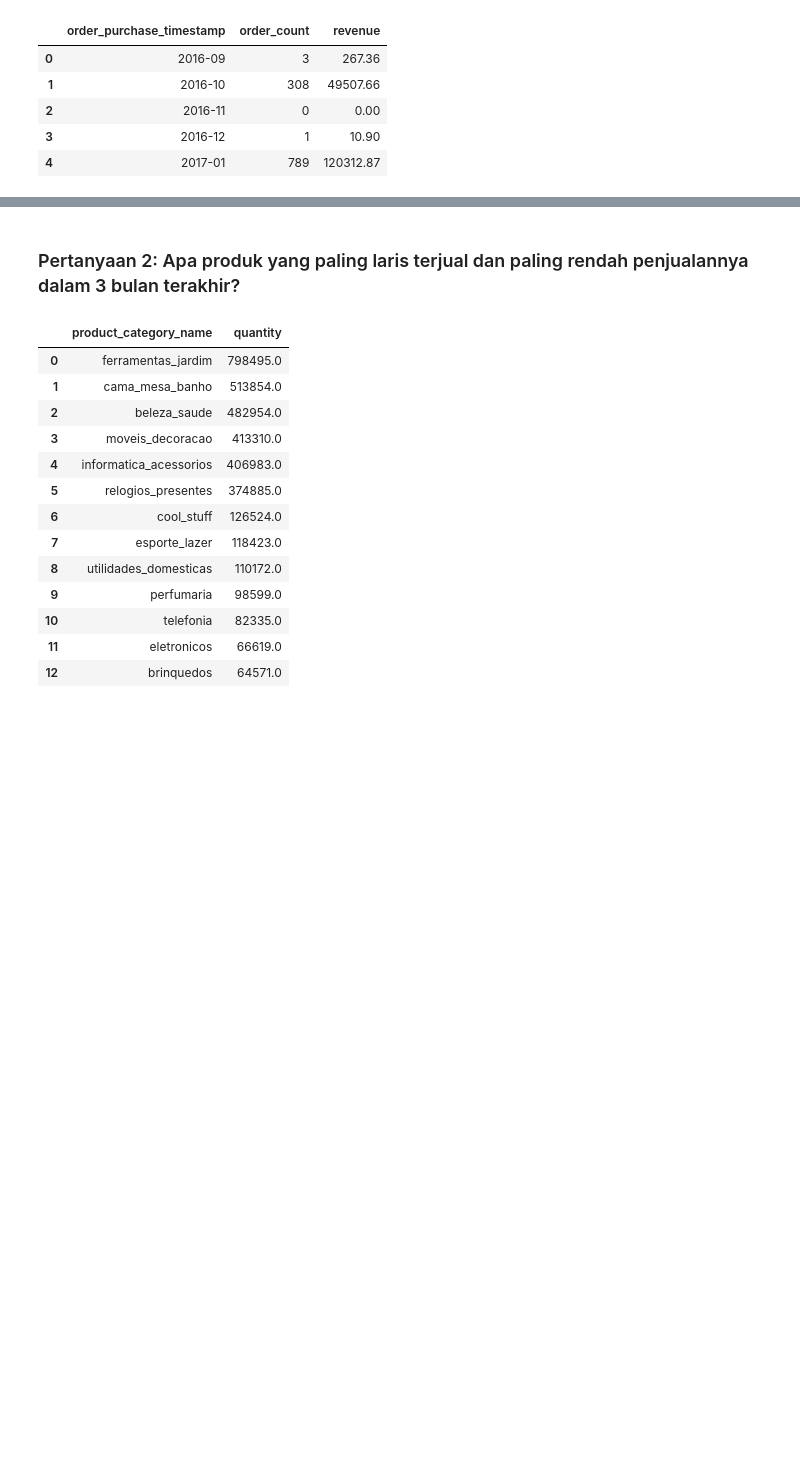
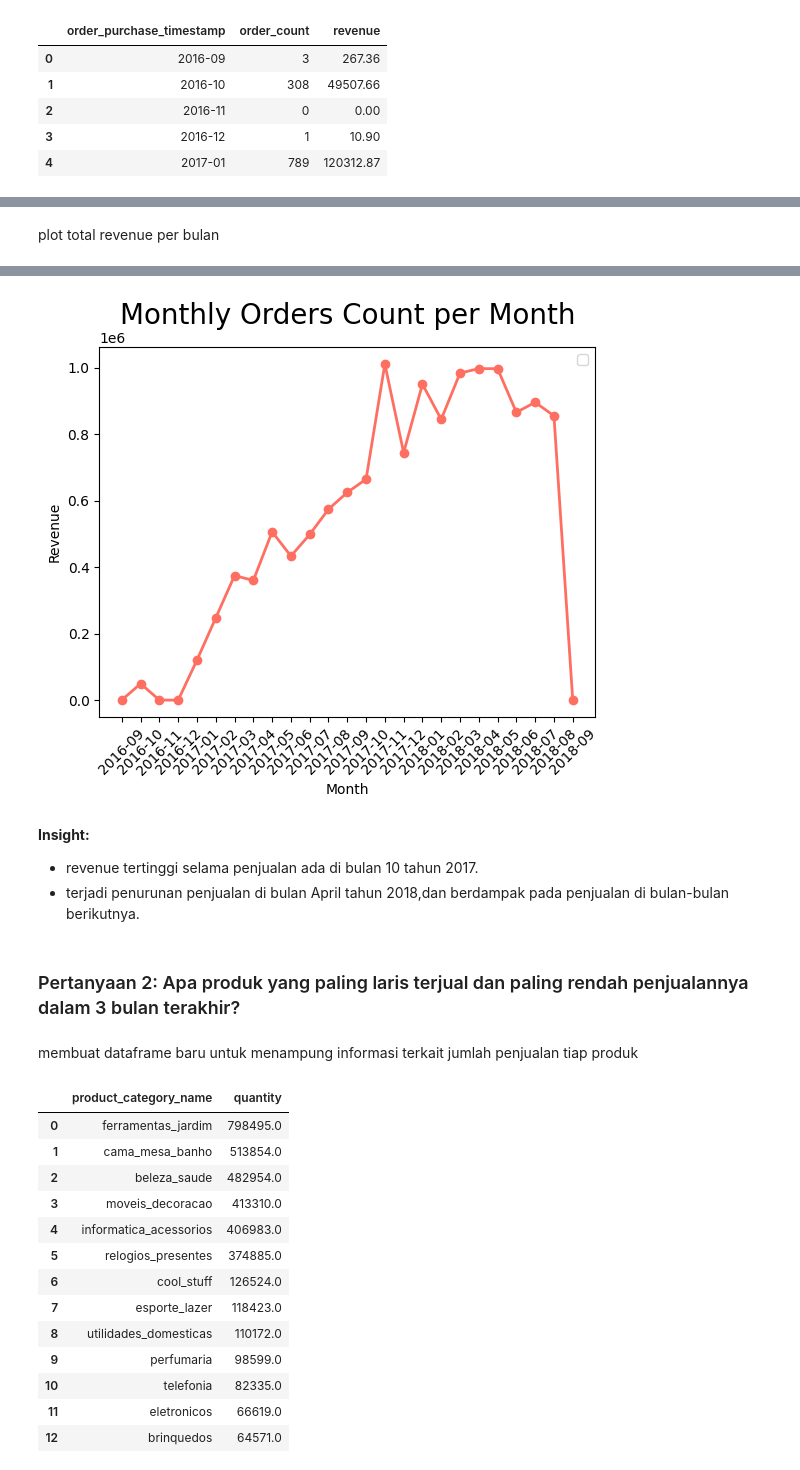
Before and after one commit to sitirizafs/Subs-Dicoding, a Jupyter notebook: notebook.ipynb, the cells around one changed output, grey strips where cells are left out. Cells and saved outputs as stored; diff of their text form; code cells hidden in the pictures; blank space fills up the shorter version.

```diff
--- a/notebook.ipynb
+++ b/notebook.ipynb
@@ -997,0 +1048,18 @@ plt.show()
+# %% [markdown]
+plot total revenue per bulan
+# %%
+plt.plot(
+    monthly_orders_revenue['order_purchase_timestamp'],
+    monthly_orders_revenue['revenue'],
+    marker='o',
+    linewidth=2,
+    color="#FF6F61"
+)
+plt.title('Monthly Orders Count per Month', loc='center', fontsize=20)
+plt.xlabel('Month')
+plt.ylabel('Revenue')
+plt.xticks(fontsize=10, rotation=45)
+plt.yticks(fontsize=10)
+plt.legend()
+plt.show()
+# %% [output]
@@ -998,3 +1067,10 @@ plt.show()
+[figure, added]
+# %% [markdown]
+**Insight:**
+- revenue tertinggi selama penjualan ada di bulan 10 tahun 2017.
+- terjadi penurunan penjualan di bulan April tahun 2018,dan berdampak pada penjualan di bulan-bulan berikutnya.
 # %% [markdown]
 ### Pertanyaan 2: Apa produk yang paling laris terjual dan paling rendah penjualannya dalam 3 bulan terakhir?
+# %% [markdown]
+membuat dataframe baru untuk menampung informasi terkait jumlah penjualan tiap produk
 # %%
```
Also changed, not shown: parts of 135 cells of this notebook, 1 other file.
